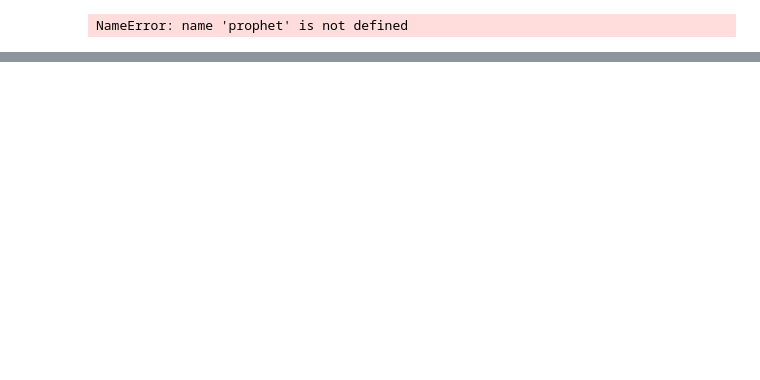
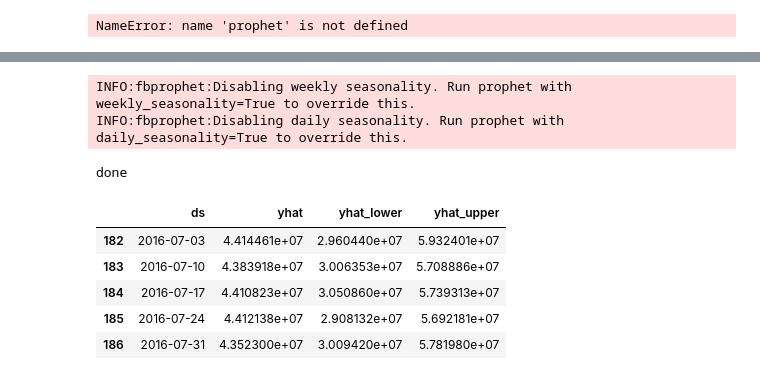
Before and after one commit to ireneyang0000/Machine_Learning, a Jupyter notebook: Kaggle_Rossmann_Store_Sales_Forecasting/Kaggle_Rossmann_Store_Sales_Forecasting.ipynb, the cells around one changed output, grey strips where cells are left out. Cells and saved outputs as stored; diff of their text form; code cells hidden in the pictures; blank space fills up the shorter version.

```diff
--- a/Kaggle_Rossmann_Store_Sales_Forecasting/Kaggle_Rossmann_Store_Sales_Forecasting.ipynb
+++ b/Kaggle_Rossmann_Store_Sales_Forecasting/Kaggle_Rossmann_Store_Sales_Forecasting.ipynb
@@ -589,0 +619,10 @@ NameError: name 'prophet' is not defined
+# %%
+# Modelling holidays - creating holidays dataframe
+state_dates = train_prophet[(train_prophet.StateHoliday_cat == 1)].loc[:, "ds"].values
+school_dates = train_prophet[(train_prophet.SchoolHoliday == 1)].loc[:, "ds"].values
+
+state = pd.DataFrame({"holiday": "state_holiday",  "ds": pd.to_datetime(state_dates)})
+school = pd.DataFrame({"holiday": "school_holiday", "ds": pd.to_datetime(school_dates)})
+
+holidays = pd.concat((state, school))
+holidays.head()
@@ -589,0 +636,4 @@ NameError: name 'prophet' is not defined
+# %%
+# Dropping holiday columns because not needed any more
+train_prophet_clean = train_prophet.drop(["SchoolHoliday", "StateHoliday_cat"], axis = 1)
+train_prophet_clean.head()
@@ -589,0 +647,4 @@ NameError: name 'prophet' is not defined
+# %%
+# Downsampling to week because modelling on daily basis takes a lot of time
+ts_week_prophet = train_prophet_clean.set_index("ds").resample("W").sum()
+ts_week_prophet.head()
@@ -589,0 +659,4 @@ NameError: name 'prophet' is not defined
+# %%
+# Resetting the index
+ts_week_prophet_train = ts_week_prophet.reset_index()
+ts_week_prophet_train.head()
@@ -589,0 +670,20 @@ NameError: name 'prophet' is not defined
+# %%
+# Fitting data to Prophet model
+prophet_2 = Prophet(holidays = holidays, interval_width = 0.95, growth='linear', yearly_seasonality = True)
+prophet_2.fit(ts_week_prophet_train)
+print("done")
+
+future_2 = prophet_2.make_future_dataframe(periods = 52, freq = "W")
+forecast_2 = prophet_2.predict(future_2)
+
+forecast_2[["ds", "yhat", "yhat_lower", "yhat_upper"]].tail() # We have a new dataframe, which includes, the forecast and the uncertainity invervals.
+# %% [output]
+INFO:fbprophet:Disabling weekly seasonality. Run prophet with weekly_seasonality=True to override this.
+INFO:fbprophet:Disabling daily seasonality. Run prophet with daily_seasonality=True to override this.
+done
+|  | ds | yhat | yhat_lower | yhat_upper |
+| 182 | 2016-07-03 | 4.414461e+07 | 2.960440e+07 | 5.932401e+07 |
+| 183 | 2016-07-10 | 4.383918e+07 | 3.006353e+07 | 5.708886e+07 |
+| 184 | 2016-07-17 | 4.410823e+07 | 3.050860e+07 | 5.739313e+07 |
+| 185 | 2016-07-24 | 4.412138e+07 | 2.908132e+07 | 5.692181e+07 |
+| 186 | 2016-07-31 | 4.352300e+07 | 3.009420e+07 | 5.781980e+07 |
```
Also changed, not shown: parts of 29 cells of this notebook.
